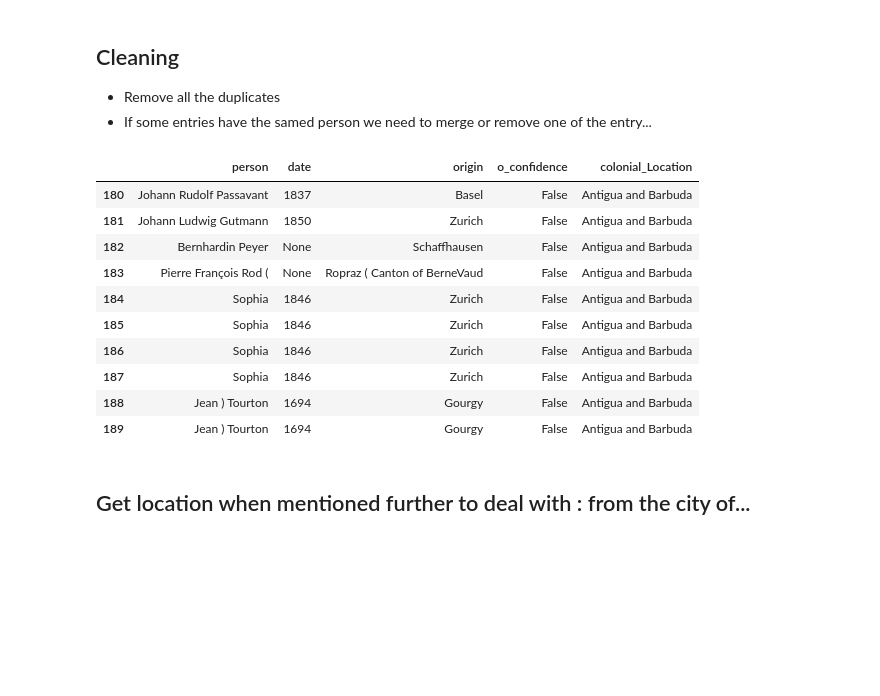
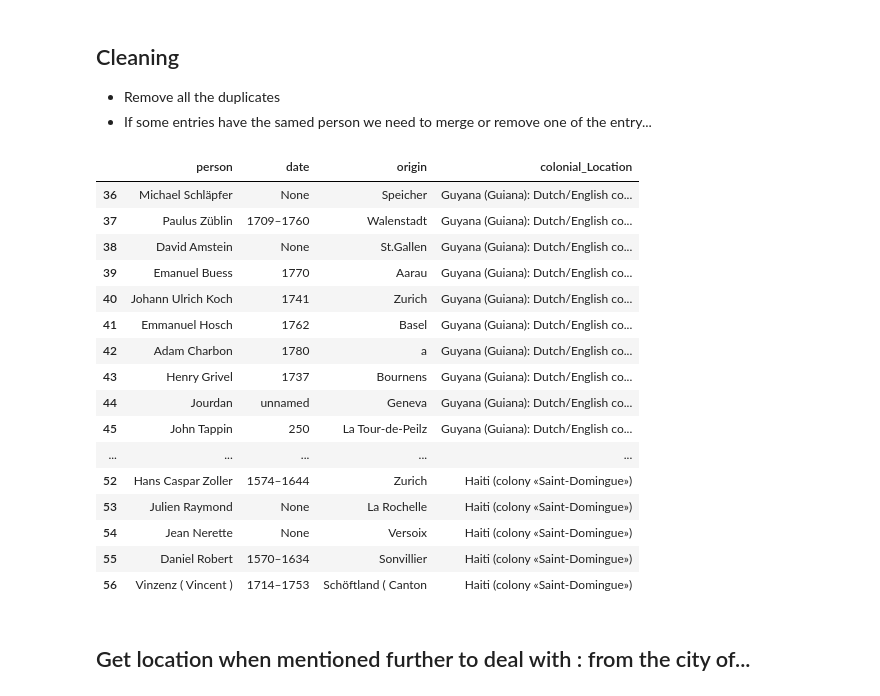
Before and after one commit to ych-wang/Colonial-heritage-in-Switzerland, a Jupyter notebook: caricom-text-processing.ipynb, the cells around one changed output. Saved outputs shown, nothing was run; the diff lists cells and outputs as text; code cells hidden in the pictures; blank space fills up the shorter version.

Commit message:
Confidence level start

```diff
--- a/caricom-text-processing.ipynb
+++ b/caricom-text-processing.ipynb
@@ -50,14 +50,14 @@ def divide_items(textFilePath):
     for line in f:
 
         if (line == '1 CARICOM MEMBER STATES\n') :
-            flagTOC = True #the TOC has been full read
-            #print('the TOC has been read')
+            flagTOC = True #the TOC has been fully read
+            print('the TOC has been read')
 
         if flagTOC : #check if line is a TOC entry
-            if (line[0].isdigit()) and  (line[1] == '.') and (line[2].isdigit()) and (line[3] == '') : #we have a subTOC entry, level n.n
+            if (line[0].isdigit()) and  (line[1] == '.') and (line[2].isdigit()) : #we have a subTOC entry, level n.n
                 colonialIndex = line[0:3]
                 colonialIndex = colonialIndex.replace('\n','')
-                #print('the colonial index is ' + str(colonialIndex))
+                print('the colonial index is ' + str(colonialIndex))
 
         if (line != '\n'):
             if (line[0] == '=') and (line[1] == '>'):
@@ -68,6 +68,7 @@ def divide_items(textFilePath):
                 #Once the item is read we add its colonial index that corresponds to a TOC entry
                 #We add the index at the end to retrieve it easily
                 item_text = item_text.replace('\n','')
+                print(item_text)
                 item_text = item_text + (' '+colonialIndex)
                 #print('The text item now has the colonial index'+item_text)
                 item.append(item_text)
@@ -716,0 +777,4 @@ def colonial_location(text,tocList) :
+# %%
+tmp = text_items[35]
+nerItem = ner_text(tmp)
+tags = text_and_tags(nerItem)[1]
@@ -730,7 +813,7 @@ for item in text_items:
         if person_location(personIndex,origin_info[0]) :
             person = text_tags[0][personIndex]
             origin = origin_info[1]
-            o_confidence = origin_info[2]
+            confidence_level =
 
             #Retrieve date according to schema1 or schema2 if no date then None
             dateValue = date(text_tags[0],text_tags[1],personIndex,origin_info[0])
@@ -743,11 +826,11 @@ for item in text_items:
                 'person' : person,
                 'date': dateValue,
                 'origin': origin,
-                'o_confidence':o_confidence,
+                'confidence':confidence_level,
                 'colonial_Location': colonialLoc
                 #'field':NA
             }
-        jsonList.append(item_JSON)
+            jsonList.append(item_JSON)
         #print(item_JSON)
 # %% [output]
 Item does not contain any 'from' string
@@ -790,22 +872,6 @@ caricomDataRaw = pd.json_normalize(jsonList)
 - If some entries have the samed person we need to merge or remove one of the entry...
 # %%
 def clean(raw_Data):
-    tmp = raw_Data.drop_duplicates(inPlace = True)
+    tmp = raw_Data.drop_duplicates(inplace = True)
     clean_Data = tmp
     return clean_Data
-
-
-i = 180
-caricomDataRaw.iloc[i:i+10]
-# %% [output]
-|  | person | date | origin | o_confidence | colonial_Location |
-| 180 | Johann Rudolf Passavant | 1837 | Basel | False | Antigua and Barbuda |
-| 181 | Johann Ludwig Gutmann | 1850 | Zurich | False | Antigua and Barbuda |
-| 182 | Bernhardin Peyer | None | Schaffhausen | False | Antigua and Barbuda |
-| 183 | Pierre François Rod ( | None | Ropraz ( Canton of BerneVaud | False | Antigua and Barbuda |
-| 184 | Sophia | 1846 | Zurich | False | Antigua and Barbuda |
-| 185 | Sophia | 1846 | Zurich | False | Antigua and Barbuda |
-| 186 | Sophia | 1846 | Zurich | False | Antigua and Barbuda |
-| 187 | Sophia | 1846 | Zurich | False | Antigua and Barbuda |
-| 188 | Jean ) Tourton | 1694 | Gourgy | False | Antigua and Barbuda |
-| 189 | Jean ) Tourton | 1694 | Gourgy | False | Antigua and Barbuda |
@@ -812,3 +880,23 @@ caricomDataRaw.iloc[i:i+10]
+# %%
+caricomDataRaw[['person','date','origin','colonial_Location']].iloc[35:56]
+# %% [output]
+|  | person | date | origin | colonial_Location |
+| 36 | Michael Schläpfer | None | Speicher | Guyana (Guiana): Dutch/English co... |
+| 37 | Paulus Züblin | 1709–1760 | Walenstadt | Guyana (Guiana): Dutch/English co... |
+| 38 | David Amstein | None | St.Gallen | Guyana (Guiana): Dutch/English co... |
+| 39 | Emanuel Buess | 1770 | Aarau | Guyana (Guiana): Dutch/English co... |
+| 40 | Johann Ulrich Koch | 1741 | Zurich | Guyana (Guiana): Dutch/English co... |
+| 41 | Emmanuel Hosch | 1762 | Basel | Guyana (Guiana): Dutch/English co... |
+| 42 | Adam Charbon | 1780 | a | Guyana (Guiana): Dutch/English co... |
+| 43 | Henry Grivel | 1737 | Bournens | Guyana (Guiana): Dutch/English co... |
+| 44 | Jourdan | unnamed | Geneva | Guyana (Guiana): Dutch/English co... |
+| 45 | John Tappin | 250 | La Tour-de-Peilz | Guyana (Guiana): Dutch/English co... |
+| ... | ... | ... | ... | ... |
+| 52 | Hans Caspar Zoller | 1574–1644 | Zurich | Haiti (colony «Saint-Domingue») |
+| 53 | Julien Raymond | None | La Rochelle | Haiti (colony «Saint-Domingue») |
+| 54 | Jean Nerette | None | Versoix | Haiti (colony «Saint-Domingue») |
+| 55 | Daniel Robert | 1570–1634 | Sonvillier | Haiti (colony «Saint-Domingue») |
+| 56 | Vinzenz ( Vincent ) | 1714–1753 | Schöftland ( Canton | Haiti (colony «Saint-Domingue») |
 # %%
 s1_items[10]
 # %% [markdown]
```
Also changed, not shown: parts of 14 cells of this notebook.
